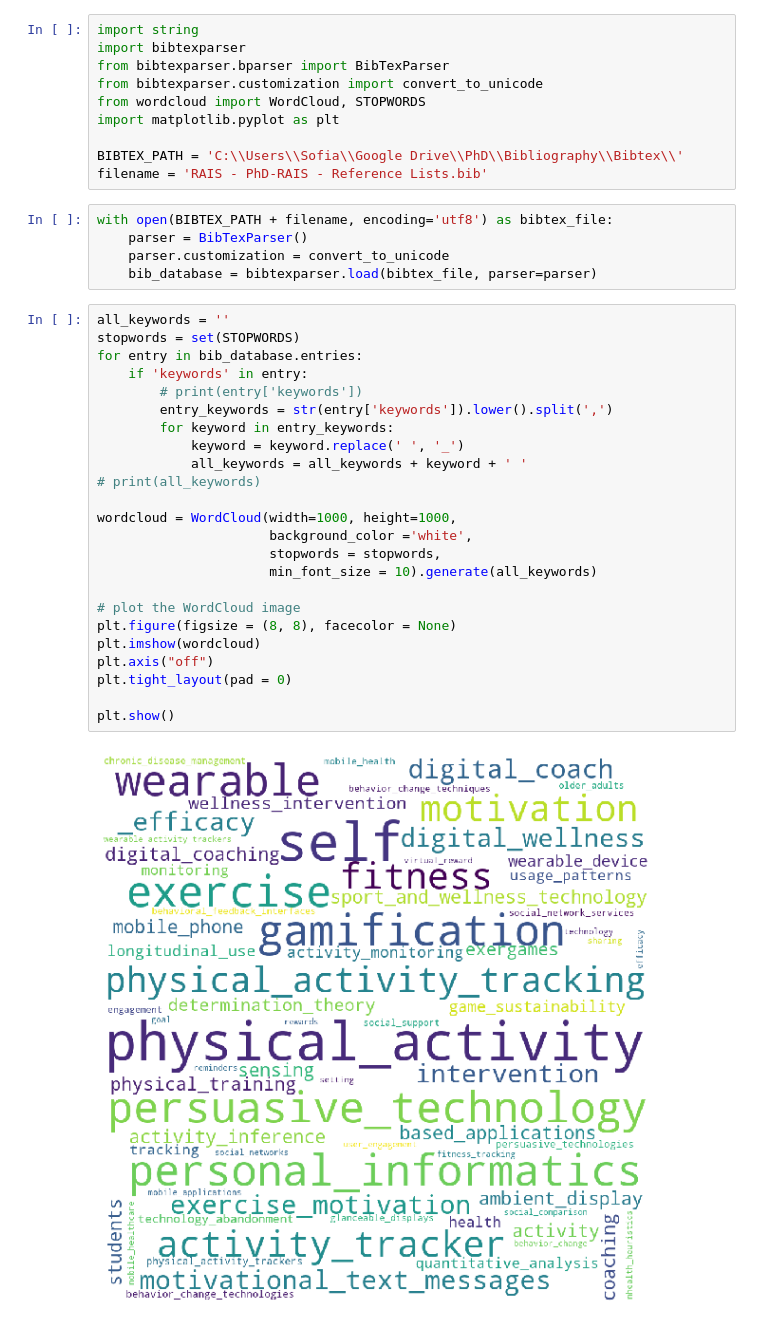
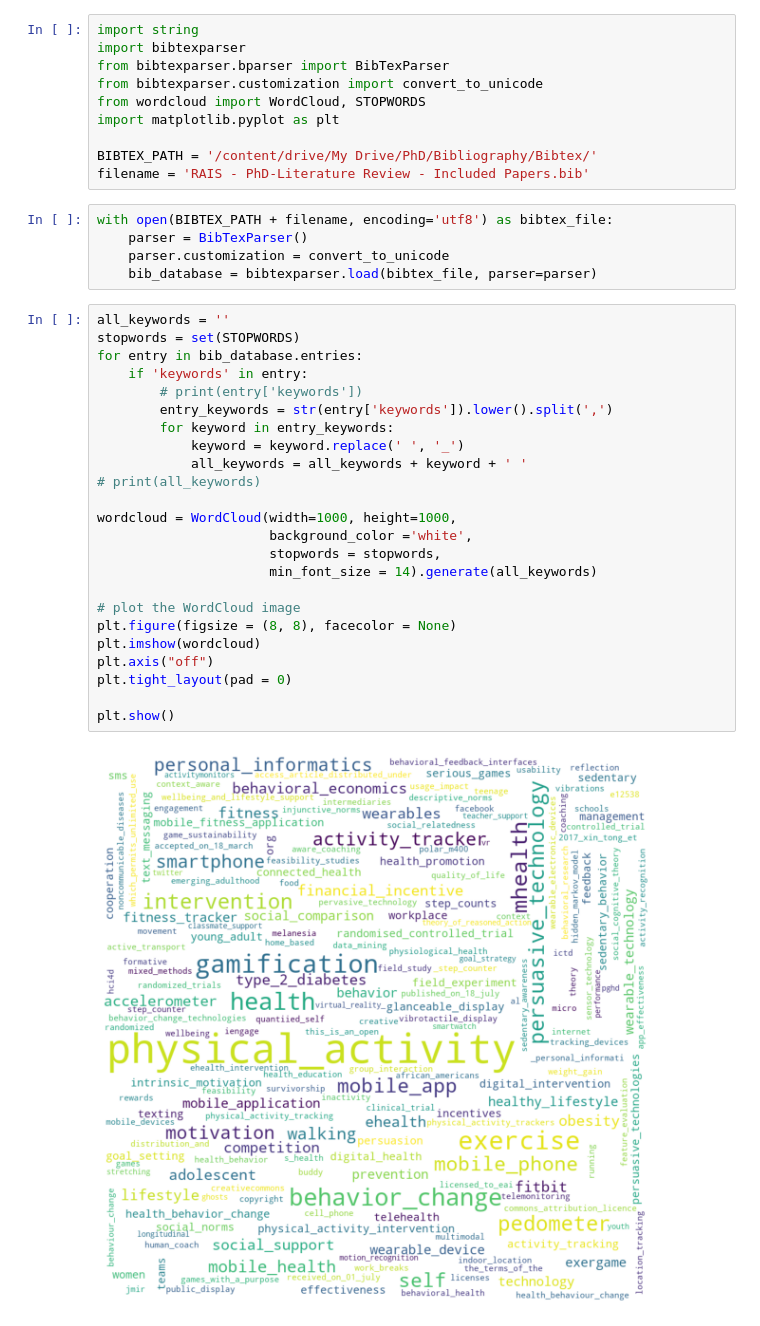
Before and after one commit to syfantid/BibTexEDA, a Jupyter notebook: bibtex_analysis.ipynb, the cells around one changed output. Drawn from its saved outputs; the diff is of its cells as text.

```diff
--- a/bibtex_analysis.ipynb
+++ b/bibtex_analysis.ipynb
@@ -6,8 +25,8 @@ from bibtexparser.customization import convert_to_unicode
 from wordcloud import WordCloud, STOPWORDS
 import matplotlib.pyplot as plt
 
-BIBTEX_PATH = 'C:\\Users\\Sofia\\Google Drive\\PhD\\Bibliography\\Bibtex\\'
-filename = 'RAIS - PhD-RAIS - Reference Lists.bib'
+BIBTEX_PATH = '/content/drive/My Drive/PhD/Bibliography/Bibtex/'
+filename = 'RAIS - PhD-Literature Review - Included Papers.bib'
 # %%
 with open(BIBTEX_PATH + filename, encoding='utf8') as bibtex_file:
     parser = BibTexParser()
@@ -16,29 +35,29 @@ with open(BIBTEX_PATH + filename, encoding='utf8') as bibtex_file:
 # %%
 all_keywords = ''
 stopwords = set(STOPWORDS)
 for entry in bib_database.entries:
     if 'keywords' in entry:
         # print(entry['keywords'])
         entry_keywords = str(entry['keywords']).lower().split(',')
         for keyword in entry_keywords:
             keyword = keyword.replace(' ', '_')
             all_keywords = all_keywords + keyword + ' '
 # print(all_keywords)
 
 wordcloud = WordCloud(width=1000, height=1000,
                       background_color ='white',
                       stopwords = stopwords,
-                      min_font_size = 10).generate(all_keywords)
+                      min_font_size = 14).generate(all_keywords)
 
 # plot the WordCloud image
 plt.figure(figsize = (8, 8), facecolor = None)
 plt.imshow(wordcloud)
 plt.axis("off")
 plt.tight_layout(pad = 0)
 
 plt.show()
 # %% [output]
-[figure, old version]
+[figure, new version]
 # %%
 all_abstracts = ''
 stopwords = set(STOPWORDS)
```
Also changed, not shown: parts of 5 cells of this notebook.
